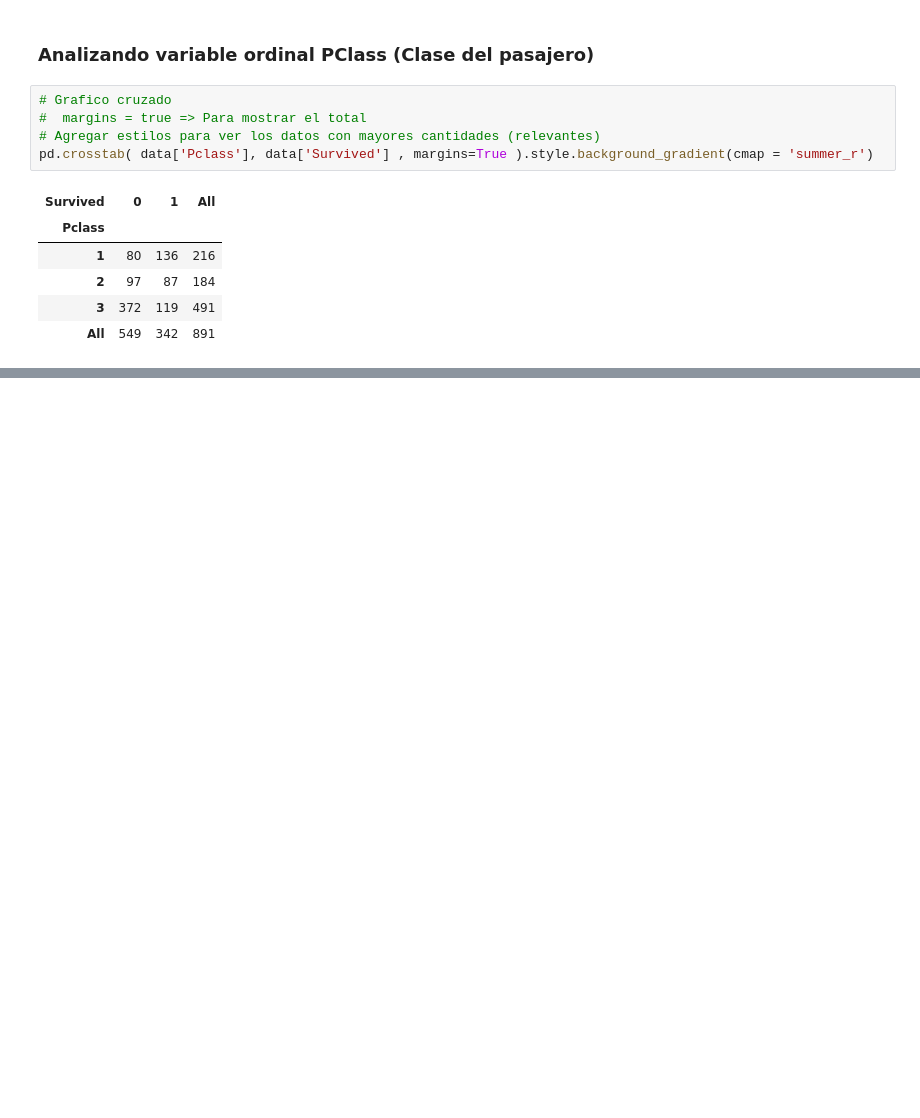
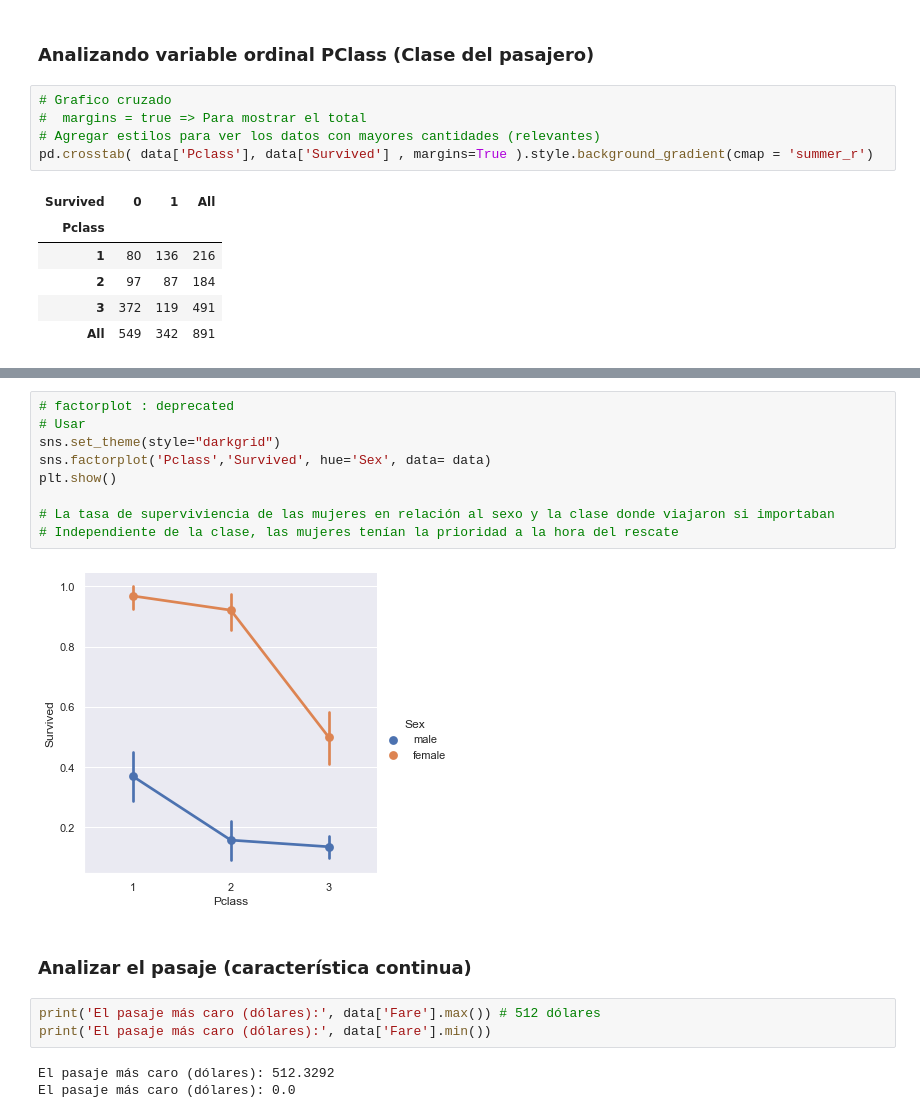
Before and after one commit to willknight27/analisis-datos-titanic, a Jupyter notebook: py-titanic.ipynb, the cells around one changed output, grey strips where cells are left out. Cells and saved outputs as stored; diff of their text form; blank space fills up the shorter version.

Commit message:
Analisis de tasa de supervivencia

```diff
--- a/py-titanic.ipynb
+++ b/py-titanic.ipynb
@@ -164,0 +177,19 @@ Text(0.5, 0, 'Clase del pasajero')
+# %%
+# factorplot : deprecated
+# Usar
+sns.set_theme(style="darkgrid")
+sns.factorplot('Pclass','Survived', hue='Sex', data= data)
+plt.show()
+
+# La tasa de superviviencia de las mujeres en relación al sexo y la clase donde viajaron si importaban
+# Independiente de la clase, las mujeres tenían la prioridad a la hora del rescate
+# %% [output]
+[figure, added]
+# %% [markdown]
+### Analizar el pasaje (característica continua)
+# %%
+print('El pasaje más caro (dólares):', data['Fare'].max()) # 512 dólares
+print('El pasaje más caro (dólares):', data['Fare'].min())
+# %% [output]
+El pasaje más caro (dólares): 512.3292
+El pasaje más caro (dólares): 0.0
```
Also changed, not shown: parts of 6 cells of this notebook.
